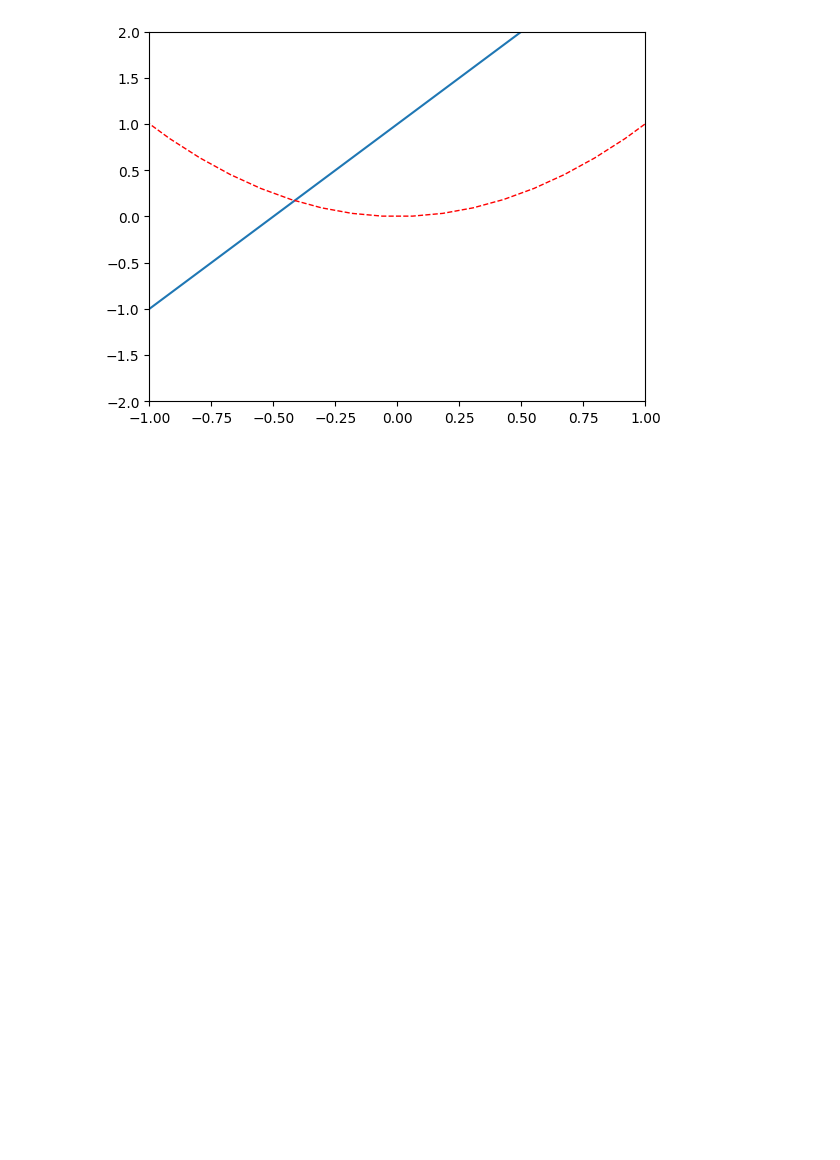
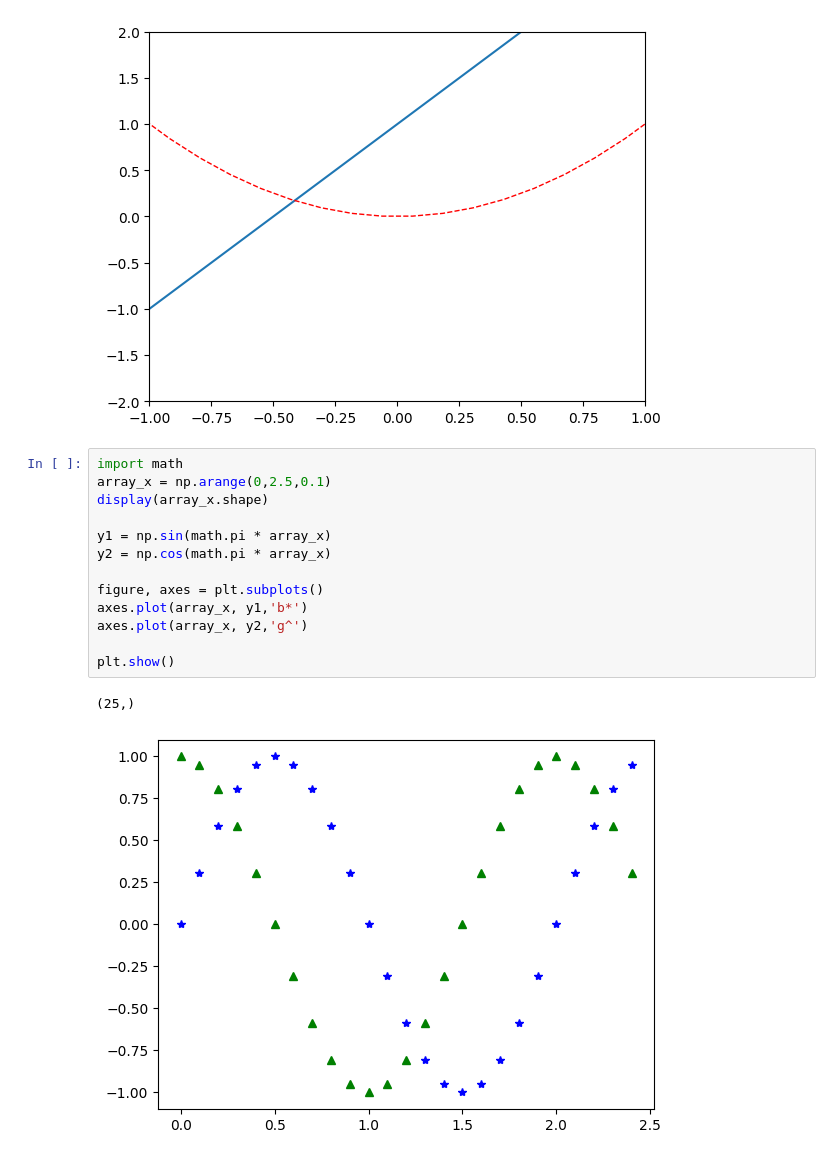
Before and after one commit to lansj0221/2024_2_20_2_4, a Jupyter notebook: lesson14/lesson14_3.ipynb, the cells around one changed output. Cells and saved outputs as stored; diff of their text form; blank space fills up the shorter version.

```diff
--- a/lesson14/lesson14_3.ipynb
+++ b/lesson14/lesson14_3.ipynb
@@ -30,3 +30,19 @@ axes.set_ylim((-2,2))#看局部(Y軸-2~2之間)
 plt.show()
 # %% [output]
 [figure]
+# %%
+import math
+array_x = np.arange(0,2.5,0.1)
+display(array_x.shape)
+
+y1 = np.sin(math.pi * array_x)
+y2 = np.cos(math.pi * array_x)
+
+figure, axes = plt.subplots()
+axes.plot(array_x, y1,'b*')
+axes.plot(array_x, y2,'g^')
+
+plt.show()
+# %% [output]
+(25,)
+[figure, added]
```
